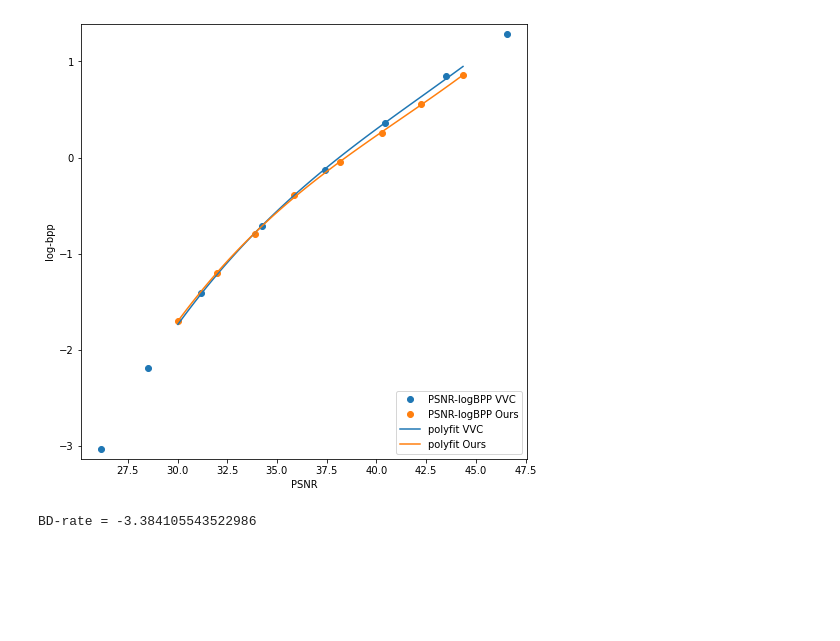
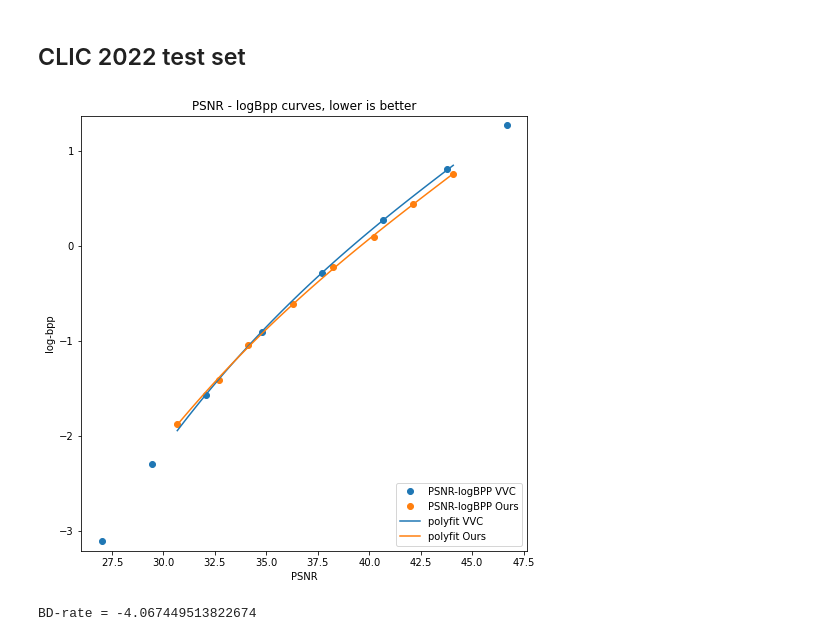
Before and after one commit to duanzhiihao/qres-vae, a Jupyter notebook: experiments/bd-rate.ipynb, the cells around one changed output. Saved outputs shown, nothing was run; the diff lists cells and outputs as text; code cells hidden in the pictures; blank space fills up the shorter version.

Commit message:
update bd-rate experiment

```diff
--- a/experiments/bd-rate.ipynb
+++ b/experiments/bd-rate.ipynb
@@ -47,5 +47,6 @@ def bd_rate(r1, psnr1, r2, psnr2, name1=None, name2=None):
         plt.ylim(np.concatenate([lr1, lr2]).min()-0.1, np.concatenate([lr1, lr2]).max()+0.1)
         plt.xlabel('PSNR')
         plt.ylabel('log-bpp')
+        plt.title(f'PSNR - logBpp curves, lower is better')
         plt.show()
     return avg_diff
@@ -55,0 +55,18 @@ vvc_results = json.loads(requests.get(url).content)
+# %%
+# load results from CompressAI
+# https://github.com/InterDigitalInc/CompressAI/blob/master/results/kodak/vtm.json
+import requests
+url = 'https://raw.githubusercontent.com/InterDigitalInc/CompressAI/a29c3d564ce88a7ffd98b87b18c719766ecc47cd/results/kodak/vtm.json'
+vvc_results = json.loads(requests.get(url).content)
+
+# load our results
+results_path = Path().cwd() / '../results/kodak-qres34m.json'
+with open(results_path, 'r') as f:
+    ours = json.load(f)
+
+bd = bd_rate(
+    vvc_results['results']['bpp'], vvc_results['results']['psnr'],
+    ours['bpp'], ours['psnr'],
+    name1='VVC', name2='Ours'
+)
+print(f'BD-rate = {bd}')
@@ -56,14 +76,22 @@ vvc_results = json.loads(requests.get(url).content)
+# %% [markdown]
+## CLIC 2022 test set
 # %%
-results_path = Path().cwd() / '../results/kodak-qres34m.json'
+# load results for VTM 12.1
+results_path = Path().cwd() / '../results/clic2022-test-vtm-12.1.json'
+with open(results_path, 'r') as f:
+    vvc_results = json.load(f)
+
+# load our results
+results_path = Path().cwd() / '../results/clic2022-test-qres34m.json'
 with open(results_path, 'r') as f:
     ours = json.load(f)
 
 bd = bd_rate(
-    vvc_results['results']['bpp'], vvc_results['results']['psnr'],
+    vvc_results['bpp'], vvc_results['psnr'],
     ours['bpp'], ours['psnr'],
     name1='VVC', name2='Ours'
 )
 print(f'BD-rate = {bd}')
 # %% [output]
-[figure, old version]
+[figure, new version]
-BD-rate = -3.384105543522986
+BD-rate = -4.067449513822674
```
Also changed, not shown: parts of 3 cells of this notebook.
